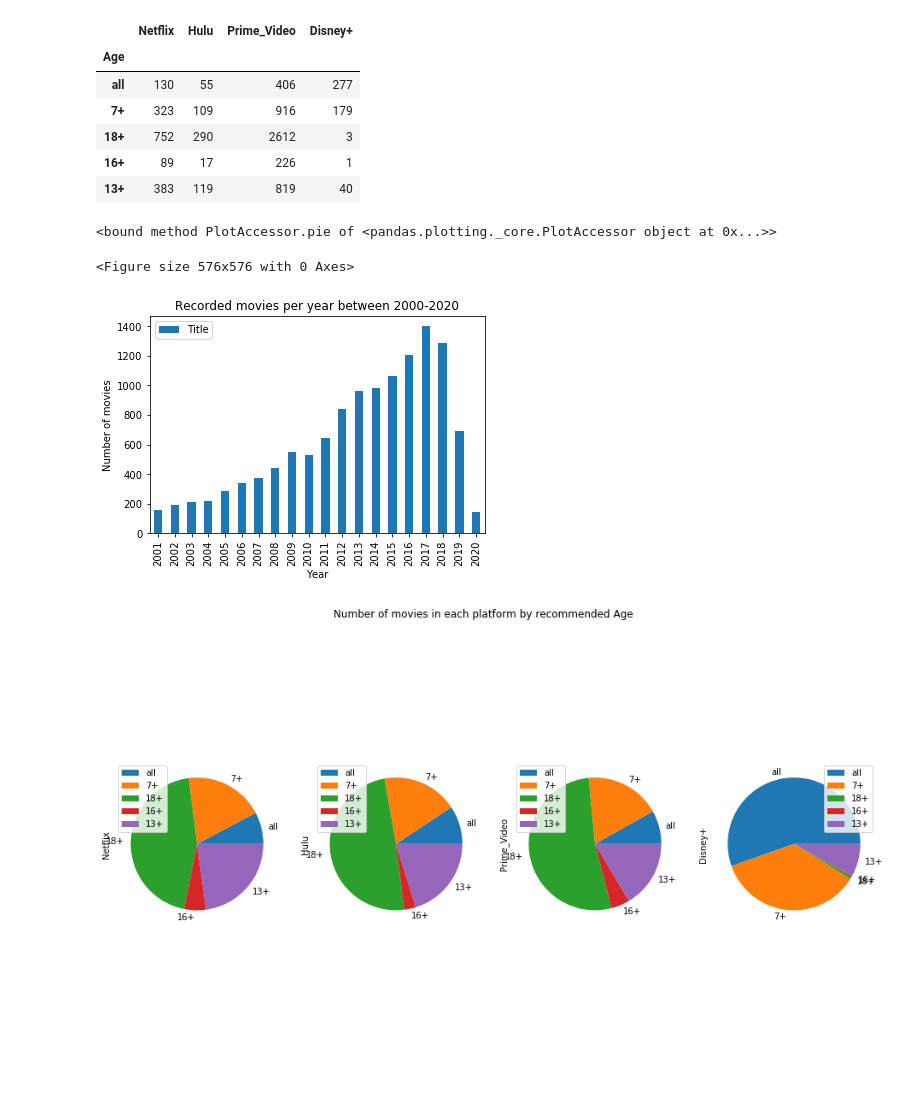
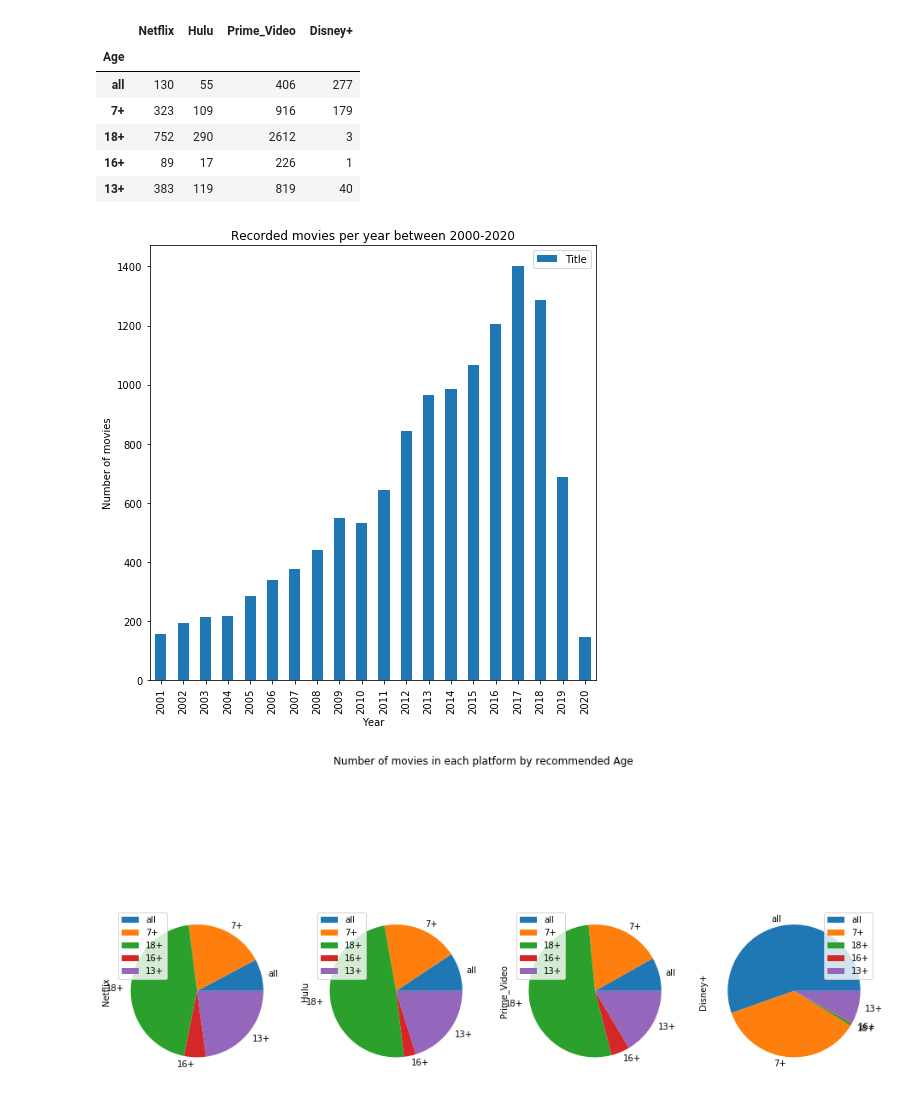
Before and after one commit to silviaherf/apis-project, a Jupyter notebook: src/API_movies.ipynb, the cells around one changed output. Cells and saved outputs as stored; diff of their text form; code cells hidden in the pictures; blank space fills up the shorter version.

```diff
--- a/src/API_movies.ipynb
+++ b/src/API_movies.ipynb
@@ -256,7 +258,3 @@ movies_age
 | 18+ | 752 | 290 | 2612 | 3 |
 | 16+ | 89 | 17 | 226 | 1 |
 | 13+ | 383 | 119 | 819 | 40 |
-# %%
-movies_years.plot.pie
-# %% [output]
-<bound method PlotAccessor.pie of <pandas.plotting._core.PlotAccessor object at 0x...>>
@@ -263,10 +263,7 @@ movies_years.plot.pie
 # %%
 movies_years=movies[(movies['Year']<2021) & (movies['Year']>2000)].groupby('Year').agg({'Title':'count'})
-plt.figure(figsize=(8,8))
-year_plot=movies_years.plot.bar(xlabel='Year',ylabel='Number of movies',title='Recorded movies per year between 2000-2020')
-plt.savefig(f'../output/years.png')
+year_plot=movies_years.plot.bar(xlabel='Year',ylabel='Number of movies',title='Recorded movies per year between 2000-2020',figsize=(8,8))
 # %% [output]
-<Figure size 576x576 with 0 Axes>
-[figure, old version]
+[figure, new version]
 # %%
 age=movies_age.plot(kind='pie', subplots=True, title='Number of movies in each platform by recommended Age',figsize=(16,8))
```
Also changed, not shown: parts of 4 cells of this notebook, 1 other file.
